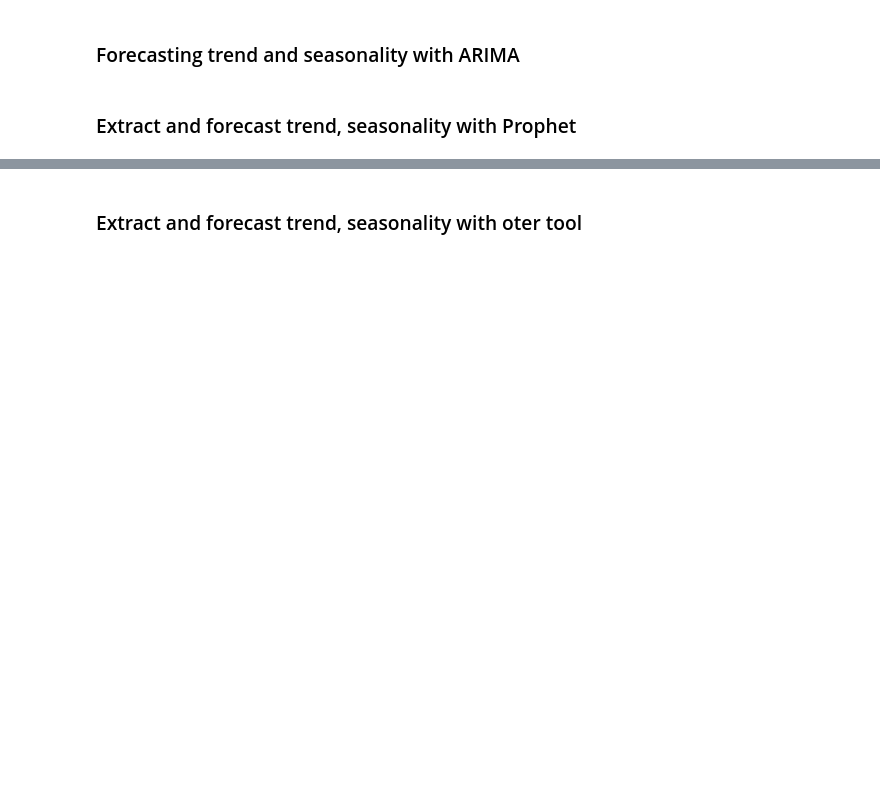
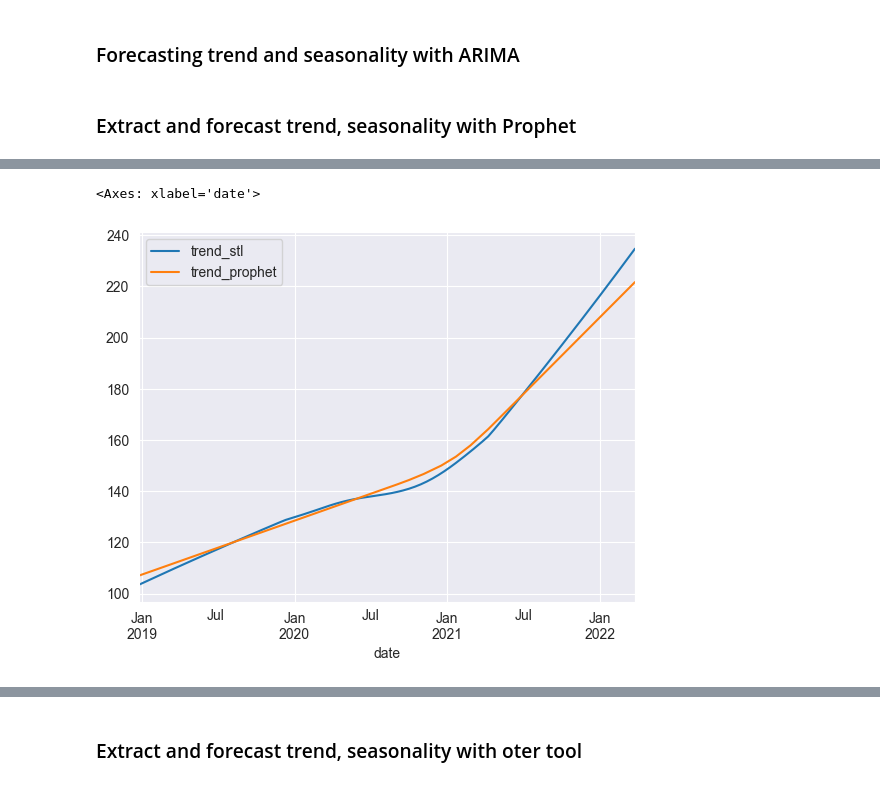
Before and after one commit to avrorum/mmm_tools, a Jupyter notebook: notebooks/useful_funcs.ipynb, the cells around one changed output, grey strips where cells are left out. Saved outputs shown, nothing was run; the diff lists cells and outputs as text; code cells hidden in the pictures; blank space fills up the shorter version.

```diff
--- a/notebooks/useful_funcs.ipynb
+++ b/notebooks/useful_funcs.ipynb
@@ -282,0 +441,11 @@ future_X
+# %%
+df_stl_vs_prophet = df_stl.join(df_prophet_extracted[['trend', 'yearly']], how='left', on=df_prophet_extracted.index, lsuffix='_stl')
+df_stl_vs_prophet.rename(
+    columns={
+        'trend': 'trend_prophet',
+        'yearly': 'seasonality_prophet',
+        'seasonality': 'seasonality_stl'
+    },
+    inplace=True
+)
+df_stl_vs_prophet.head()
@@ -282,0 +460,10 @@ future_X
+# %%
+df_stl_vs_prophet[[
+    'trend_stl',
+    # 'seasonality_stl',
+    'trend_prophet',
+    # 'seasonality_prophet'
+]].plot()
+# %% [output]
+<Axes: xlabel='date'>
+[figure, added]
```
Also changed, not shown: parts of 21 cells of this notebook, 4 other files.
